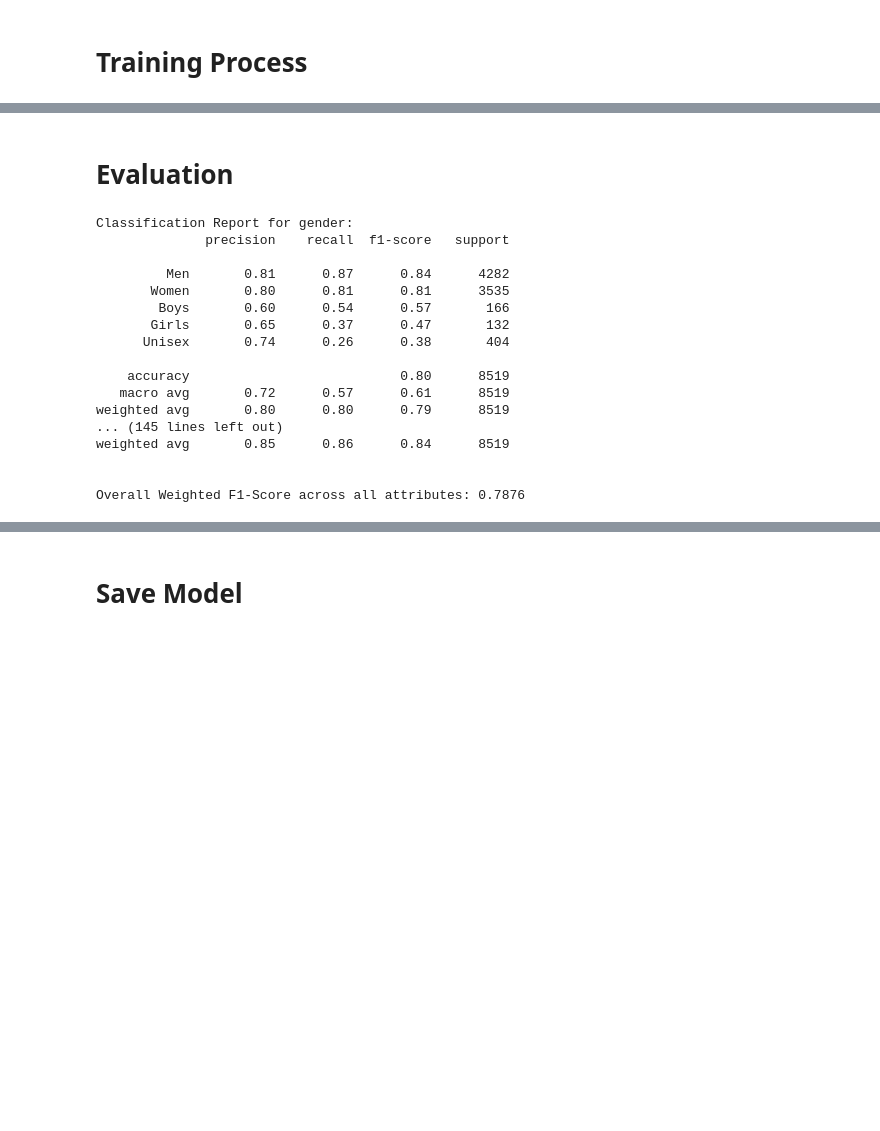
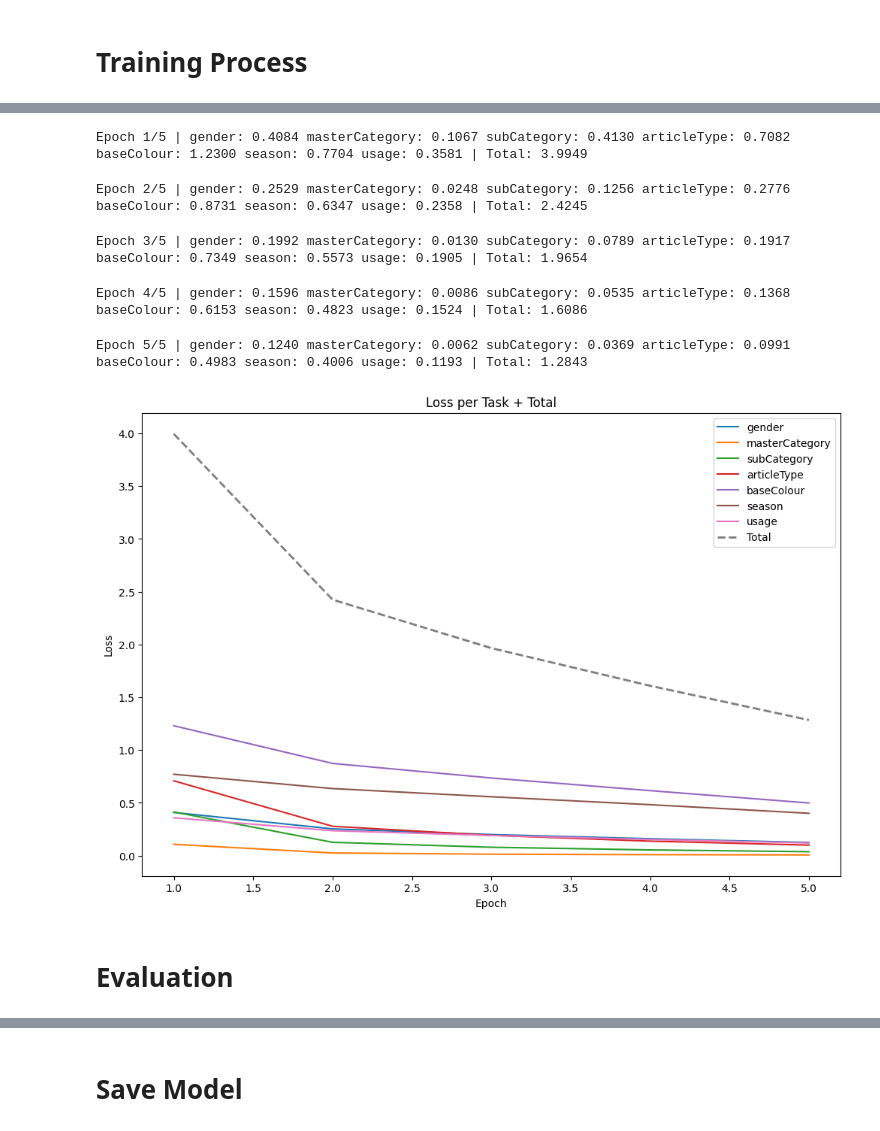
Before and after one commit to aminnademi/Predict-Fashion-Product-Images, a Jupyter notebook: Training/training_process.ipynb, the cells around one changed output, grey strips where cells are left out. Cells and saved outputs as stored; diff of their text form; code cells hidden in the pictures; blank space fills up the shorter version.

```diff
--- a/Training/training_process.ipynb
+++ b/Training/training_process.ipynb
@@ -509,2 +536,12 @@ def train_model(model, train_loader, device, epochs=20, lr=1e-4):
+# %%
+resnet18_model = ResNet18MultiTask(classes)
+trained_resnet18 = train_model(resnet18_model, train_loader, DEVICE, epochs=5)
+# %% [output]
+Epoch 1/5 | gender: 0.4084 masterCategory: 0.1067 subCategory: 0.4130 articleType: 0.7082 baseColour: 1.2300 season: 0.7704 usage: 0.3581 | Total: 3.9949
+Epoch 2/5 | gender: 0.2529 masterCategory: 0.0248 subCategory: 0.1256 articleType: 0.2776 baseColour: 0.8731 season: 0.6347 usage: 0.2358 | Total: 2.4245
+Epoch 3/5 | gender: 0.1992 masterCategory: 0.0130 subCategory: 0.0789 articleType: 0.1917 baseColour: 0.7349 season: 0.5573 usage: 0.1905 | Total: 1.9654
+Epoch 4/5 | gender: 0.1596 masterCategory: 0.0086 subCategory: 0.0535 articleType: 0.1368 baseColour: 0.6153 season: 0.4823 usage: 0.1524 | Total: 1.6086
+Epoch 5/5 | gender: 0.1240 masterCategory: 0.0062 subCategory: 0.0369 articleType: 0.0991 baseColour: 0.4983 season: 0.4006 usage: 0.1193 | Total: 1.2843
+[figure, added]
 # %% [markdown]
 # Evaluation
@@ -523,34 +547,0 @@ with torch.no_grad():
-# %%
-# Calculate evaluation metrics for each attribute
-overall_f1 = 0
-for i, attr in enumerate(attributes):
-    # Get unique labels present in validation data
-    uniques = sorted(list(set(all_labels[i])))
-    targets = [list(label2idx_dict[attr].keys())[j] for j in uniques]
-
-    print(f"\nClassification Report for {attr}:")
-    report = classification_report(all_labels[i], all_preds[i], labels=uniques, target_names=targets, output_dict=True, zero_division=0)
-    print(classification_report(all_labels[i], all_preds[i], labels=uniques, target_names=targets, zero_division=0))
-    overall_f1 += report['weighted avg']['f1-score']
-
-# Print overall performance
-overall_f1 /= len(attributes)
-print(f"\nOverall Weighted F1-Score across all attributes: {overall_f1:.4f}")
-# %% [output]
-Classification Report for gender:
-              precision    recall  f1-score   support
-
-         Men       0.81      0.87      0.84      4282
-       Women       0.80      0.81      0.81      3535
-        Boys       0.60      0.54      0.57       166
-       Girls       0.65      0.37      0.47       132
-      Unisex       0.74      0.26      0.38       404
-
-    accuracy                           0.80      8519
-   macro avg       0.72      0.57      0.61      8519
-weighted avg       0.80      0.80      0.79      8519
-... (145 lines left out)
-weighted avg       0.85      0.86      0.84      8519
-
-
-Overall Weighted F1-Score across all attributes: 0.7876
```
Also changed, not shown: parts of 10 cells of this notebook.
